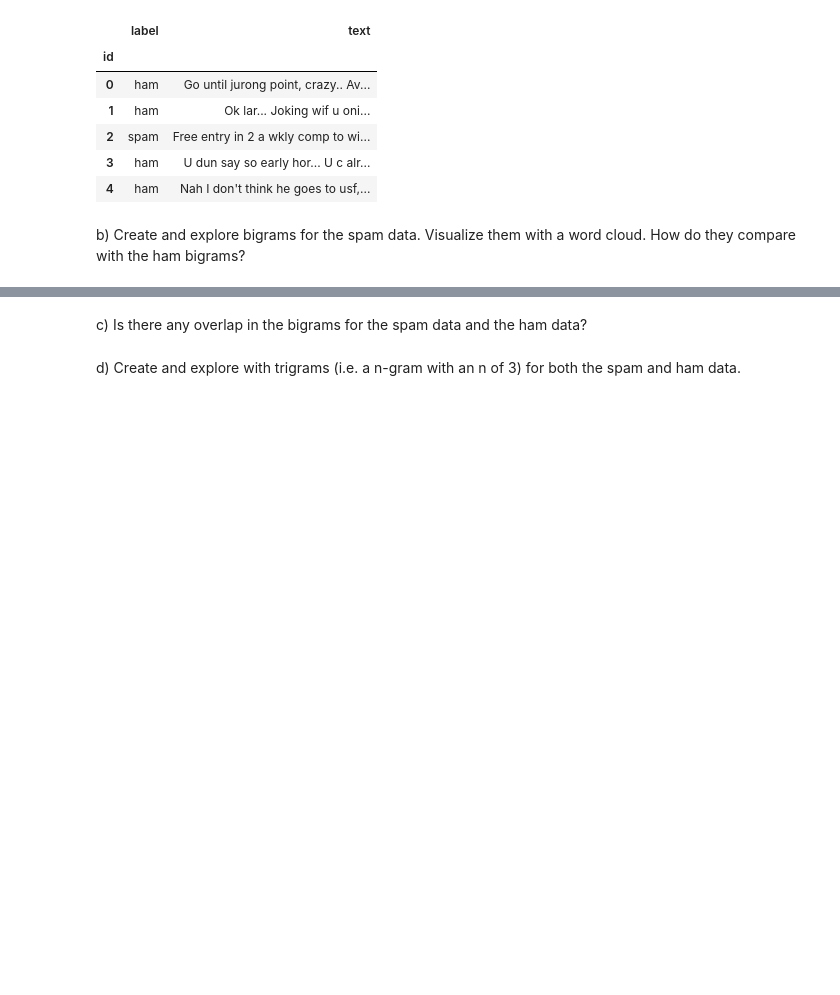
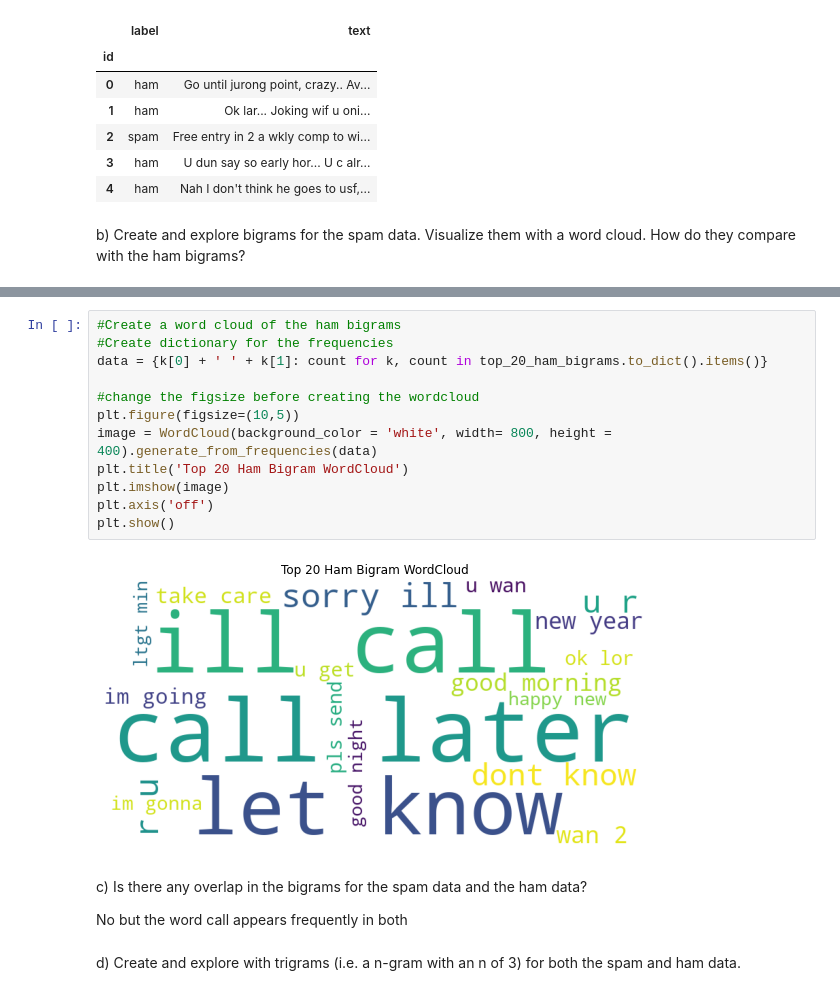
Before and after one commit to paigerackley/natural-language-processing-exercises, a Jupyter notebook: exploring.ipynb, the cells around one changed output, grey strips where cells are left out. Drawn from its saved outputs; the diff is of its cells as text; blank space fills up the shorter version.

```diff
--- a/exploring.ipynb
+++ b/exploring.ipynb
@@ -40,4 +148,22 @@ AttributeError: 'NoneType' object has no attribute 'split'
+# %%
+#Create a word cloud of the ham bigrams
+#Create dictionary for the frequencies
+data = {k[0] + ' ' + k[1]: count for k, count in top_20_ham_bigrams.to_dict().items()}
+
+#change the figsize before creating the wordcloud
+plt.figure(figsize=(10,5))
+image = WordCloud(background_color = 'white', width= 800, height = 400).generate_from_frequencies(data)
+plt.title('Top 20 Ham Bigram WordCloud')
+plt.imshow(image)
+plt.axis('off')
+plt.show()
+# %% [output]
+[figure, added]
 # %% [markdown]
 c) Is there any overlap in the bigrams for the spam data and the ham data?
+
+
+
+No but the word call appears frequently in both
 # %% [markdown]
 d) Create and explore with trigrams (i.e. a n-gram with an n of 3) for both the spam and ham data.
```
Also changed, not shown: parts of 16 cells of this notebook.
